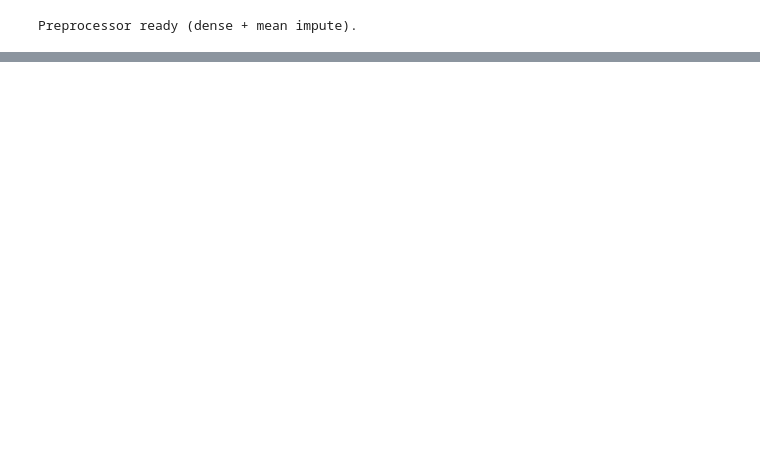
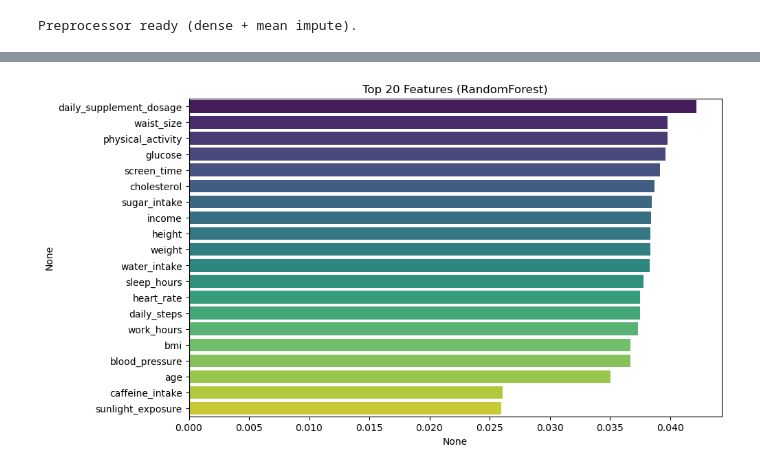
Before and after one commit to Tiyani-source/Disease_Risk_Prediction_from_Daily_Habits, a Jupyter notebook: training/Kasuni/training.ipynb, the cells around one changed output, grey strips where cells are left out. Cells and saved outputs as stored; diff of their text form; code cells hidden in the pictures; blank space fills up the shorter version.

```diff
--- a/training/Kasuni/training.ipynb
+++ b/training/Kasuni/training.ipynb
@@ -515,0 +595,94 @@ for title, series in importances_to_plot:
+# %%
+from sklearn.preprocessing import LabelEncoder
+
+# -----------------------------------
+# 1. Ensure y is flat
+# -----------------------------------
+y_train = np.ravel(y_train)
+y_test  = np.ravel(y_test)
+
+# -----------------------------------
+# 2. Encode categorical features in train/test
+# -----------------------------------
+X_train_enc = X_train.copy()
+X_test_enc = X_test.copy()
+
+for col in X_train_enc.select_dtypes(include=['object']).columns:
+    le = LabelEncoder()
+    X_train_enc[col] = le.fit_transform(X_train_enc[col].astype(str))
+    X_test_enc[col] = le.transform(X_test_enc[col].astype(str))
+
+print("After encoding:", X_train_enc.shape, X_test_enc.shape)
+
+# -----------------------------------
+# 3. Apply SMOTE on encoded train set
+# -----------------------------------
+smote = SMOTE(random_state=42)
+X_train_res, y_train_res = smote.fit_resample(X_train_enc, y_train)
+
+print("Resampled X_train:", X_train_res.shape)
+print("Resampled y_train:", y_train_res.shape)
+
+# -----------------------------------
+# 4. RandomForest Feature Importance
+# -----------------------------------
+rf = RandomForestClassifier(random_state=42, class_weight="balanced")
+rf.fit(X_train_res, y_train_res)
+
+rf_importances = pd.Series(rf.feature_importances_, index=X_train_enc.columns).sort_values(ascending=False)
+
+plt.figure(figsize=(10,6))
+sns.barplot(x=rf_importances[:20], y=rf_importances.index[:20], palette="viridis")
+plt.title("Top 20 Features (RandomForest)")
+plt.show()
+
+# Top features
+N = 20
+top_rf_features = rf_importances.index[:N]
+
+# Retrain RF with top features
+rf_top = RandomForestClassifier(random_state=42, class_weight="balanced")
+rf_top.fit(X_train_res[top_rf_features], y_train_res)
+
+y_pred_rf = rf_top.predict(X_test_enc[top_rf_features])
+print("\n=== RandomForest (Top Features) ===")
+print("Accuracy:", accuracy_score(y_test, y_pred_rf))
+print(classification_report(y_test, y_pred_rf))
+
+# -----------------------------------
+# 5. XGBoost Feature Importance
+# -----------------------------------
+scale_pos_weight = len(y_train_res[y_train_res==0]) / len(y_train_res[y_train_res==1])
+
+xgb = XGBClassifier(
+    random_state=42,
+    eval_metric="logloss",
+    scale_pos_weight=scale_pos_weight,
+    tree_method="hist"
+)
+xgb.fit(X_train_res, y_train_res)
+
+xgb_importances = pd.Series(xgb.feature_importances_, index=X_train_enc.columns).sort_values(ascending=False)
+
+plt.figure(figsize=(10,6))
+sns.barplot(x=xgb_importances[:20], y=xgb_importances.index[:20], palette="magma")
+plt.title("Top 20 Features (XGBoost)")
+plt.show()
+
+# Top features
+top_xgb_features = xgb_importances.index[:N]
+
+# Retrain XGB with top features
+xgb_top = XGBClassifier(
+    random_state=42,
+    eval_metric="logloss",
+    scale_pos_weight=scale_pos_weight,
+    tree_method="hist"
+)
+xgb_top.fit(X_train_res[top_xgb_features], y_train_res)
+
+y_pred_xgb = xgb_top.predict(X_test_enc[top_xgb_features])
+print("\n=== XGBoost (Top Features) ===")
+print("Accuracy:", accuracy_score(y_test, y_pred_xgb))
+print(classification_report(y_test, y_pred_xgb))
+# %% [output]
@@ -515,0 +692 @@ for title, series in importances_to_plot:
+[figure, added]
```
Also changed, not shown: parts of 15 cells of this notebook, 1 other file.
